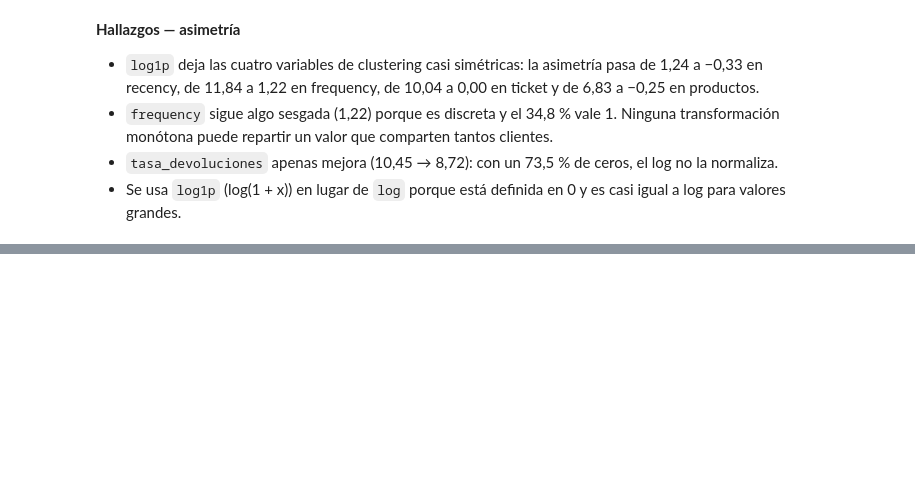
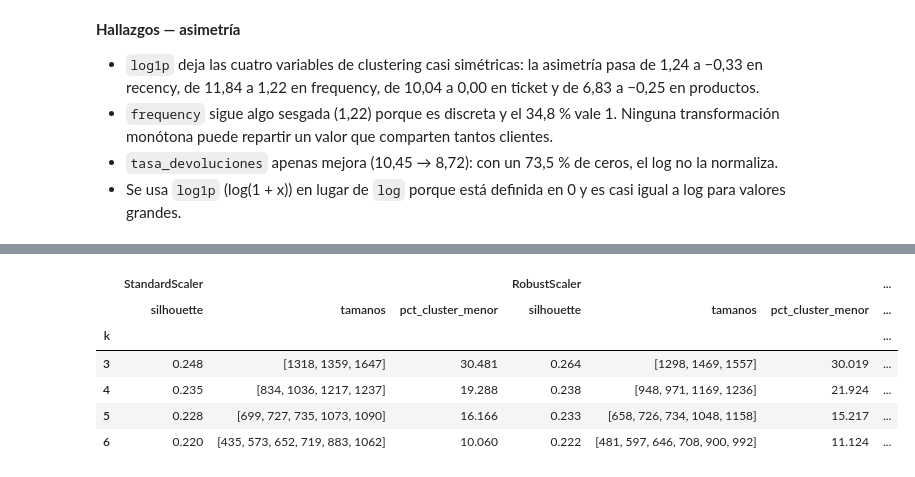
Before and after one commit to Andres766/proeyecto-mineria-de-datos, a Jupyter notebook: notebooks/02_features.ipynb, the cells around one changed output, grey strips where cells are left out. Drawn from its saved outputs; the diff is of its cells as text; code cells hidden in the pictures; blank space fills up the shorter version.

```diff
--- a/notebooks/02_features.ipynb
+++ b/notebooks/02_features.ipynb
@@ -316,0 +344,17 @@ plt.show()
+# %%
+K = [3, 4, 5, 6]
+diag_escalado, etiquetas_escalado = {}, {}
+for nombre, z in escalados.items():
+    resumen, etiquetas_escalado[nombre] = diagnostico_kmeans(z, K)
+    diag_escalado[nombre] = resumen.set_index("k")
+comparacion = pd.concat(diag_escalado, axis=1)
+comparacion[("ARI", "standard vs robust")] = [ari(etiquetas_escalado["StandardScaler"][k], etiquetas_escalado["RobustScaler"][k]) for k in K]
+comparacion
+# %% [output]
+|  | StandardScaler |  |  | RobustScaler |  |  | ... |
+|  | silhouette | tamanos | pct_cluster_menor | silhouette | tamanos | pct_cluster_menor | ... |
+| k |  |  |  |  |  |  | ... |
+| 3 | 0.248 | [1318, 1359, 1647] | 30.481 | 0.264 | [1298, 1469, 1557] | 30.019 | ... |
+| 4 | 0.235 | [834, 1036, 1217, 1237] | 19.288 | 0.238 | [948, 971, 1169, 1236] | 21.924 | ... |
+| 5 | 0.228 | [699, 727, 735, 1073, 1090] | 16.166 | 0.233 | [658, 726, 734, 1048, 1158] | 15.217 | ... |
+| 6 | 0.220 | [435, 573, 652, 719, 883, 1062] | 10.060 | 0.222 | [481, 597, 646, 708, 900, 992] | 11.124 | ... |
```
Also changed, not shown: parts of 11 cells of this notebook.
